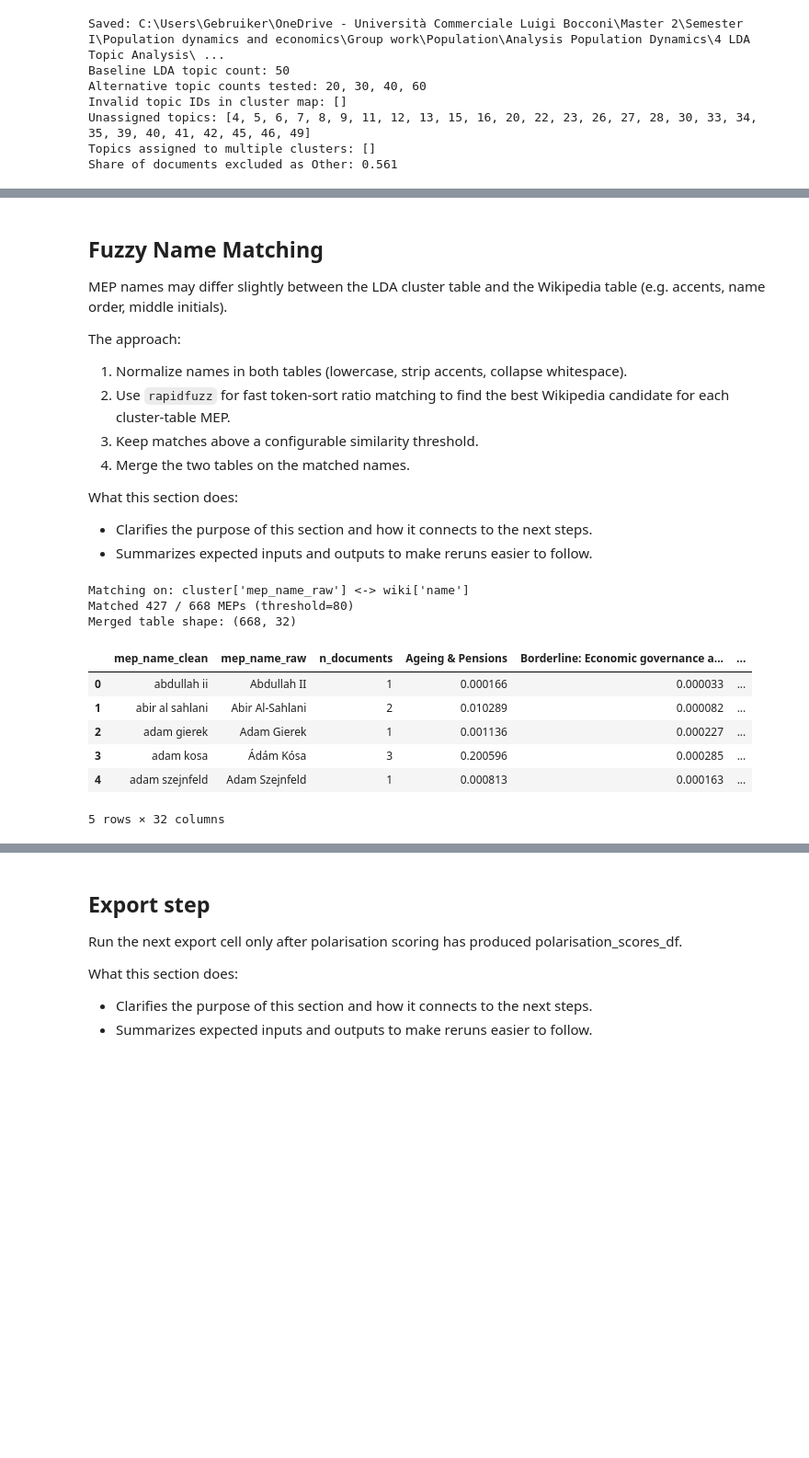
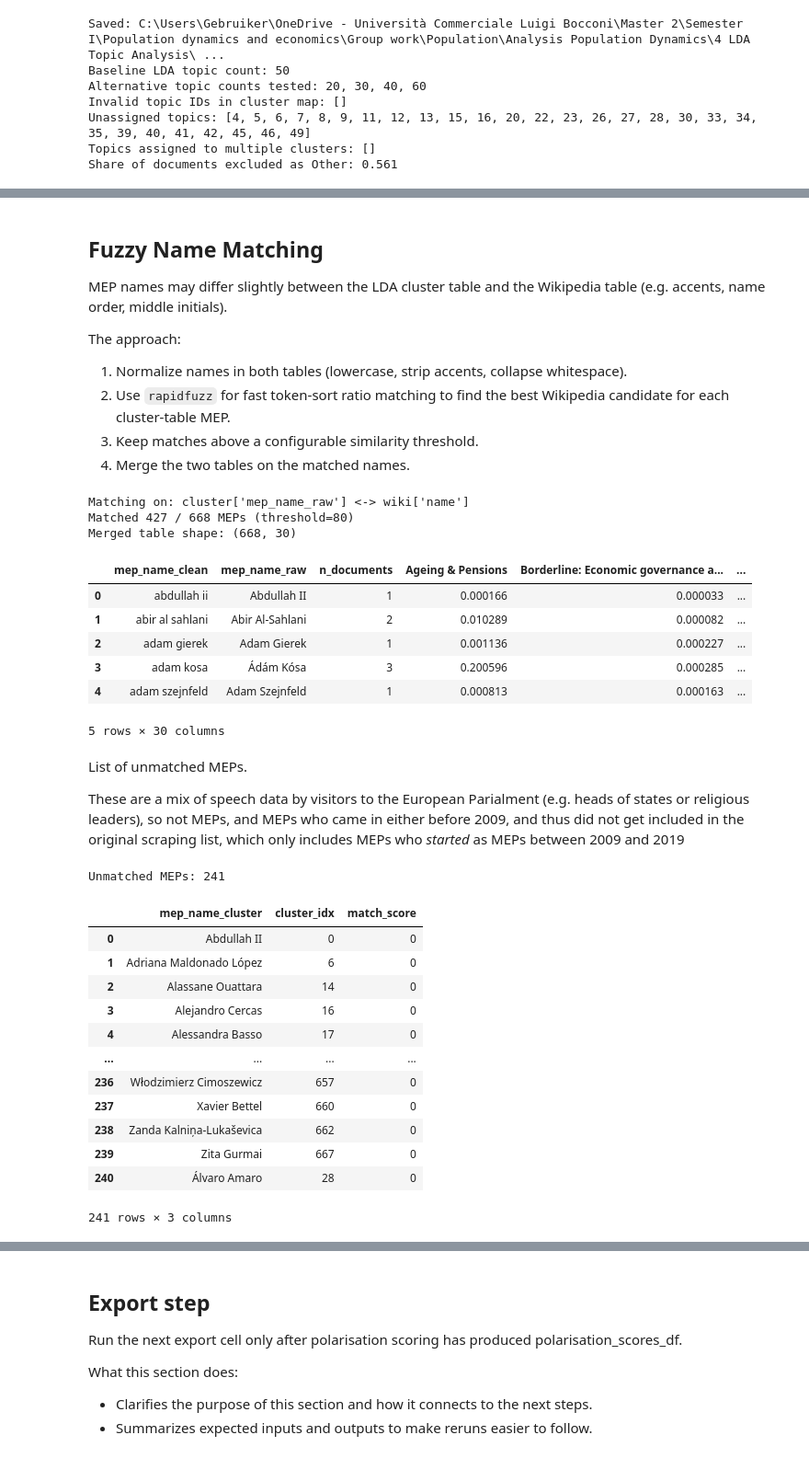
Before and after one commit to SmruthiAnanth/Population, a Jupyter notebook: Analysis Population Dynamics/4 LDA Topic Analysis/LDA_Analysis.ipynb, the cells around one changed output, grey strips where cells are left out. Shown at 92% size. Drawn from its saved outputs; the diff is of its cells as text; code cells hidden in the pictures; blank space fills up the shorter version.

```diff
--- a/Analysis Population Dynamics/4 LDA Topic Analysis/LDA_Analysis.ipynb
+++ b/Analysis Population Dynamics/4 LDA Topic Analysis/LDA_Analysis.ipynb
@@ -1189,19 +985,7 @@ The approach:
 2. Use `rapidfuzz` for fast token-sort ratio matching to find the best Wikipedia candidate for each cluster-table MEP.
 3. Keep matches above a configurable similarity threshold.
 4. Merge the two tables on the matched names.
-
-What this section does:
-- Clarifies the purpose of this section and how it connects to the next steps.
-- Summarizes expected inputs and outputs to make reruns easier to follow.
 # %%
-
-# pip install rapidfuzz  (fast fuzzy string matching)
-try:
-    from rapidfuzz import fuzz, process
-except ImportError:
-    subprocess.run([sys.executable, "-m", "pip", "install", "rapidfuzz"], check=True)
-
-
 # ------------------------------
 # Name normalization
 # ------------------------------
@@ -1301,11 +1085,44 @@ mep_merged.head()
 # %% [output]
 Matching on: cluster['mep_name_raw'] <-> wiki['name']
 Matched 427 / 668 MEPs (threshold=80)
-Merged table shape: (668, 32)
+Merged table shape: (668, 30)
 |  | mep_name_clean | mep_name_raw | n_documents | Ageing & Pensions | Borderline: Economic governance a... | ... |
 | 0 | abdullah ii | Abdullah II | 1 | 0.000166 | 0.000033 | ... |
 | 1 | abir al sahlani | Abir Al-Sahlani | 2 | 0.010289 | 0.000082 | ... |
 | 2 | adam gierek | Adam Gierek | 1 | 0.001136 | 0.000227 | ... |
 | 3 | adam kosa | Ádám Kósa | 3 | 0.200596 | 0.000285 | ... |
 | 4 | adam szejnfeld | Adam Szejnfeld | 1 | 0.000813 | 0.000163 | ... |
-5 rows × 32 columns
+5 rows × 30 columns
+# %% [markdown]
+List of unmatched MEPs.
+
+These are a mix of speech data by visitors to the European Parialment (e.g. heads of states or religious leaders), so not MEPs, and MEPs who came in either before 2009, and thus did not get included in the original scraping list, which only includes MEPs who *started* as MEPs between 2009 and 2019
+# %%
+# Unmatched MEPs in cluster table (no wiki match at threshold)
+unmatched_mask = match_df["wiki_idx"].isna()
+
+unmatched_meps = (
+    cluster_indexed.loc[unmatched_mask, [cluster_name_col]]
+    .rename(columns={cluster_name_col: "mep_name_cluster"})
+    .copy()
+)
+unmatched_meps["cluster_idx"] = unmatched_meps.index
+unmatched_meps["match_score"] = 0
+
+print(f"Unmatched MEPs: {len(unmatched_meps)}")
+display(unmatched_meps.sort_values("mep_name_cluster").reset_index(drop=True))
+# %% [output]
+Unmatched MEPs: 241
+|  | mep_name_cluster | cluster_idx | match_score |
+| 0 | Abdullah II | 0 | 0 |
+| 1 | Adriana Maldonado López | 6 | 0 |
+| 2 | Alassane Ouattara | 14 | 0 |
+| 3 | Alejandro Cercas | 16 | 0 |
+| 4 | Alessandra Basso | 17 | 0 |
+| ... | ... | ... | ... |
+| 236 | Włodzimierz Cimoszewicz | 657 | 0 |
+| 237 | Xavier Bettel | 660 | 0 |
+| 238 | Zanda Kalniņa-Lukaševica | 662 | 0 |
+| 239 | Zita Gurmai | 667 | 0 |
+| 240 | Álvaro Amaro | 28 | 0 |
+241 rows × 3 columns
```
Also changed, not shown: parts of 30 cells of this notebook, 28 other files.
